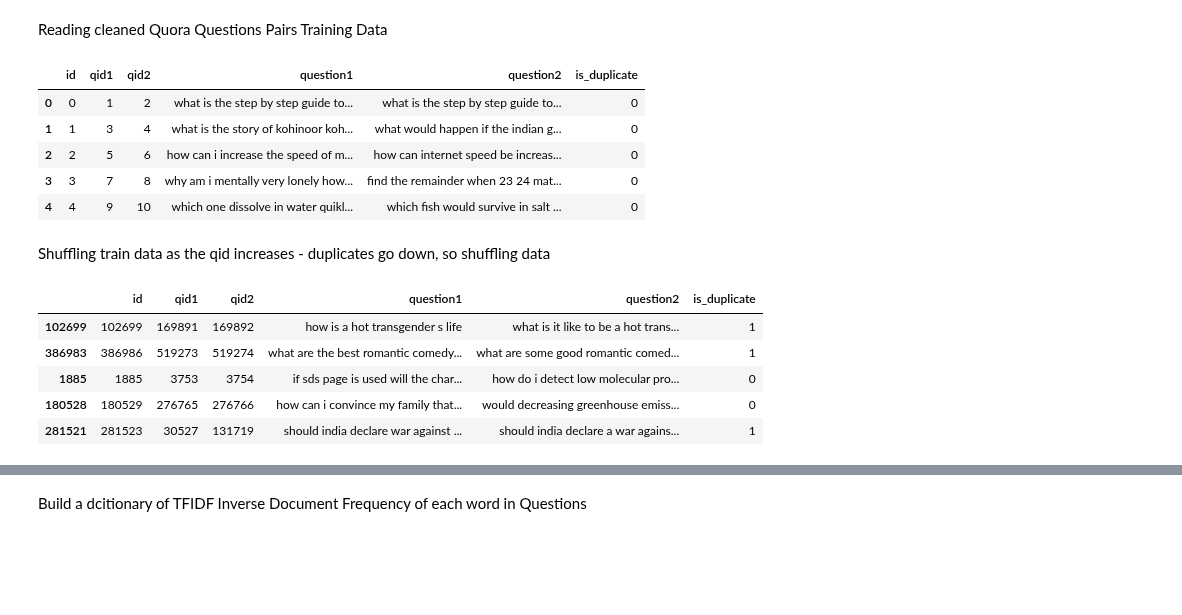
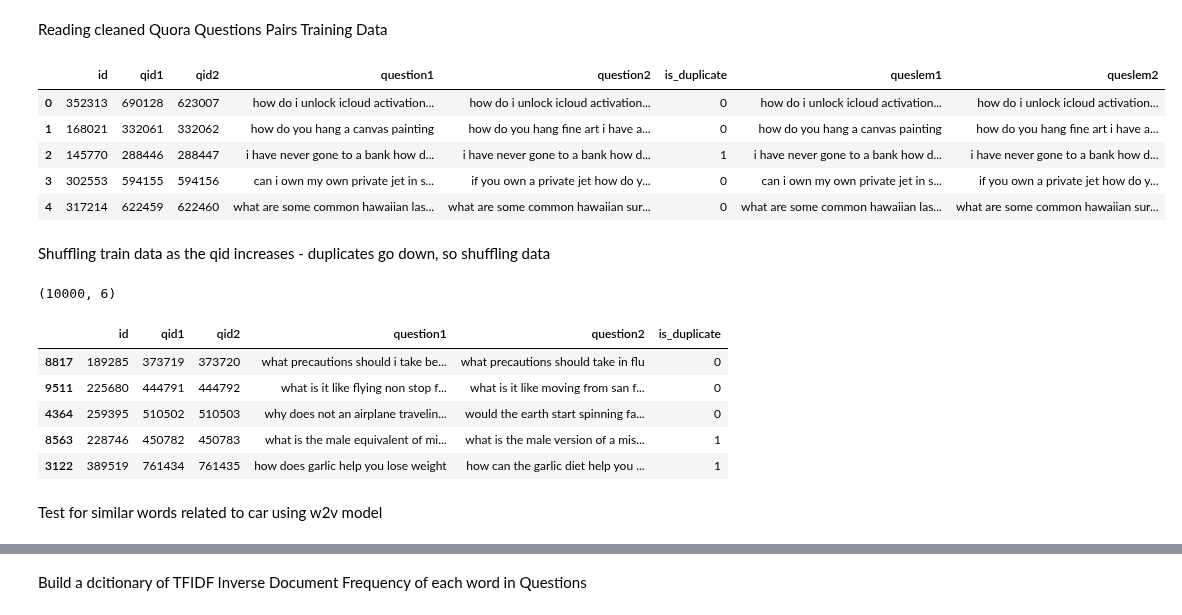
Before and after one commit to nitingarg2015/Capstone_IISc_QQP, a Jupyter notebook: NN Models/QQP_TFIDF_IDF_Weighted_Word2Vec.ipynb, the cells around one changed output, grey strips where cells are left out. Cells and saved outputs as stored; diff of their text form; code cells hidden in the pictures; blank space fills up the shorter version.

Commit message:
updated data links

```diff
--- a/NN Models/QQP_TFIDF_IDF_Weighted_Word2Vec.ipynb
+++ b/NN Models/QQP_TFIDF_IDF_Weighted_Word2Vec.ipynb
@@ -43,27 +44,31 @@ w2v_model = KeyedVectors.load_word2vec_format(EMBEDDING_FILE,binary=True)
 # %% [markdown]
 Reading cleaned Quora Questions Pairs Training Data
 # %%
-trainpath = '/content/drive/MyDrive/Copy-CDS-B3/Capstone Project/Data/cleantext/cleaned_train_data.csv'
-train_data_tmp = pd.read_csv(trainpath, delimiter=",", encoding='utf-8')
-train_data_tmp.head()
+trainpath = '/content/drive/MyDrive/Copy-CDS-B3/Capstone/NN/cleaned_train_data.csv'
+train_data = pd.read_csv(trainpath, delimiter=",", encoding='utf-8')
+train_data.head()
 # %% [output]
-|  | id | qid1 | qid2 | question1 | question2 | is_duplicate |
-| 0 | 0 | 1 | 2 | what is the step by step guide to... | what is the step by step guide to... | 0 |
-| 1 | 1 | 3 | 4 | what is the story of kohinoor koh... | what would happen if the indian g... | 0 |
-| 2 | 2 | 5 | 6 | how can i increase the speed of m... | how can internet speed be increas... | 0 |
-| 3 | 3 | 7 | 8 | why am i mentally very lonely how... | find the remainder when 23 24 mat... | 0 |
-| 4 | 4 | 9 | 10 | which one dissolve in water quikl... | which fish would survive in salt ... | 0 |
+|  | id | qid1 | qid2 | question1 | question2 | is_duplicate | queslem1 | queslem2 |
+| 0 | 352313 | 690128 | 623007 | how do i unlock icloud activation... | how do i unlock icloud activation... | 0 | how do i unlock icloud activation... | how do i unlock icloud activation... |
+| 1 | 168021 | 332061 | 332062 | how do you hang a canvas painting | how do you hang fine art i have a... | 0 | how do you hang a canvas painting | how do you hang fine art i have a... |
+| 2 | 145770 | 288446 | 288447 | i have never gone to a bank how d... | i have never gone to a bank how d... | 1 | i have never gone to a bank how d... | i have never gone to a bank how d... |
+| 3 | 302553 | 594155 | 594156 | can i own my own private jet in s... | if you own a private jet how do y... | 0 | can i own my own private jet in s... | if you own a private jet how do y... |
+| 4 | 317214 | 622459 | 622460 | what are some common hawaiian las... | what are some common hawaiian sur... | 0 | what are some common hawaiian las... | what are some common hawaiian sur... |
 # %% [markdown]
 Shuffling train data as the qid increases - duplicates go down, so shuffling data
 # %%
-train_data = train_data_tmp.sample(frac=1)
+train_data = train_data.iloc.sample(frac=1)
+print(train_data.shape)
 train_data.head()
 # %% [output]
+(10000, 6)
 |  | id | qid1 | qid2 | question1 | question2 | is_duplicate |
-| 102699 | 102699 | 169891 | 169892 | how is a hot transgender s life | what is it like to be a hot trans... | 1 |
-| 386983 | 386986 | 519273 | 519274 | what are the best romantic comedy... | what are some good romantic comed... | 1 |
-| 1885 | 1885 | 3753 | 3754 | if sds page is used will the char... | how do i detect low molecular pro... | 0 |
-| 180528 | 180529 | 276765 | 276766 | how can i convince my family that... | would decreasing greenhouse emiss... | 0 |
-| 281521 | 281523 | 30527 | 131719 | should india declare war against ... | should india declare a war agains... | 1 |
+| 8817 | 189285 | 373719 | 373720 | what precautions should i take be... | what precautions should take in flu | 0 |
+| 9511 | 225680 | 444791 | 444792 | what is it like flying non stop f... | what is it like moving from san f... | 0 |
+| 4364 | 259395 | 510502 | 510503 | why does not an airplane travelin... | would the earth start spinning fa... | 0 |
+| 8563 | 228746 | 450782 | 450783 | what is the male equivalent of mi... | what is the male version of a mis... | 1 |
+| 3122 | 389519 | 761434 | 761435 | how does garlic help you lose weight | how can the garlic diet help you ... | 1 |
+# %% [markdown]
+Test for similar words related to car using w2v model
 # %%
 w2v_model.wv.most_similar(positive=["car"])
```
Also changed, not shown: parts of 3 cells of this notebook.
